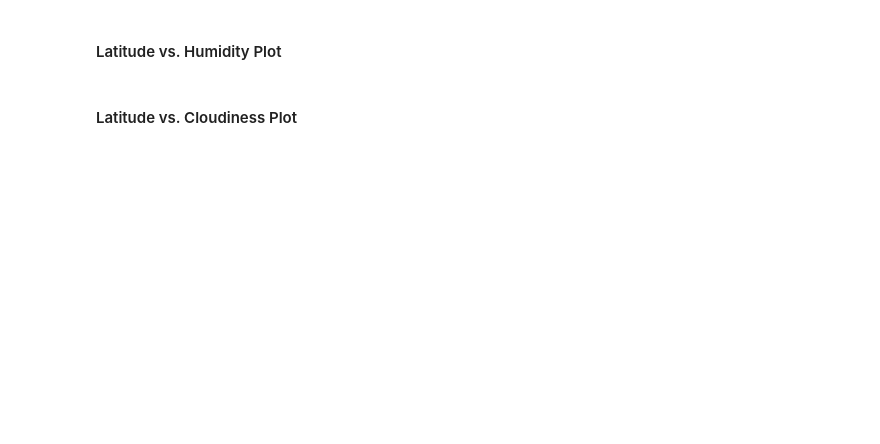
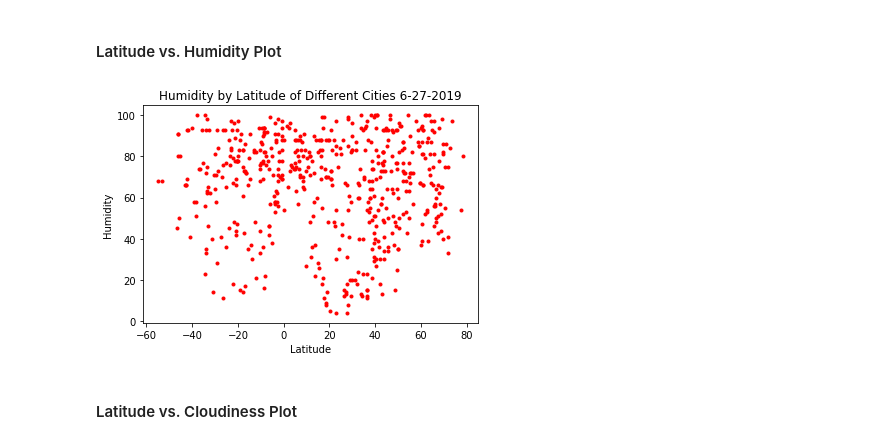
Before and after one commit to RachelPopp/API_homework, a Jupyter notebook: Popp_WeatherPy.ipynb, the cells around one changed output. Saved outputs shown, nothing was run; the diff lists cells and outputs as text; code cells hidden in the pictures; blank space fills up the shorter version.

```diff
--- a/Popp_WeatherPy.ipynb
+++ b/Popp_WeatherPy.ipynb
@@ -136,4 +260,15 @@ response
 # %% [markdown]
 #### Latitude vs. Humidity Plot
+# %%
+HumPlot = plt.scatter(lat, hum, marker=".", facecolors="red", alpha=1, label = "Humidity")
+
+plt.title("Humidity by Latitude of Different Cities 6-27-2019")
+plt.xlabel("Latitude")
+plt.ylabel("Humidity")
+
+plt.savefig("hum.png")
+plt.show()
+# %% [output]
+[figure, added]
 # %% [markdown]
 #### Latitude vs. Cloudiness Plot
```
Also changed, not shown: parts of 12 cells of this notebook, 5 other files.
